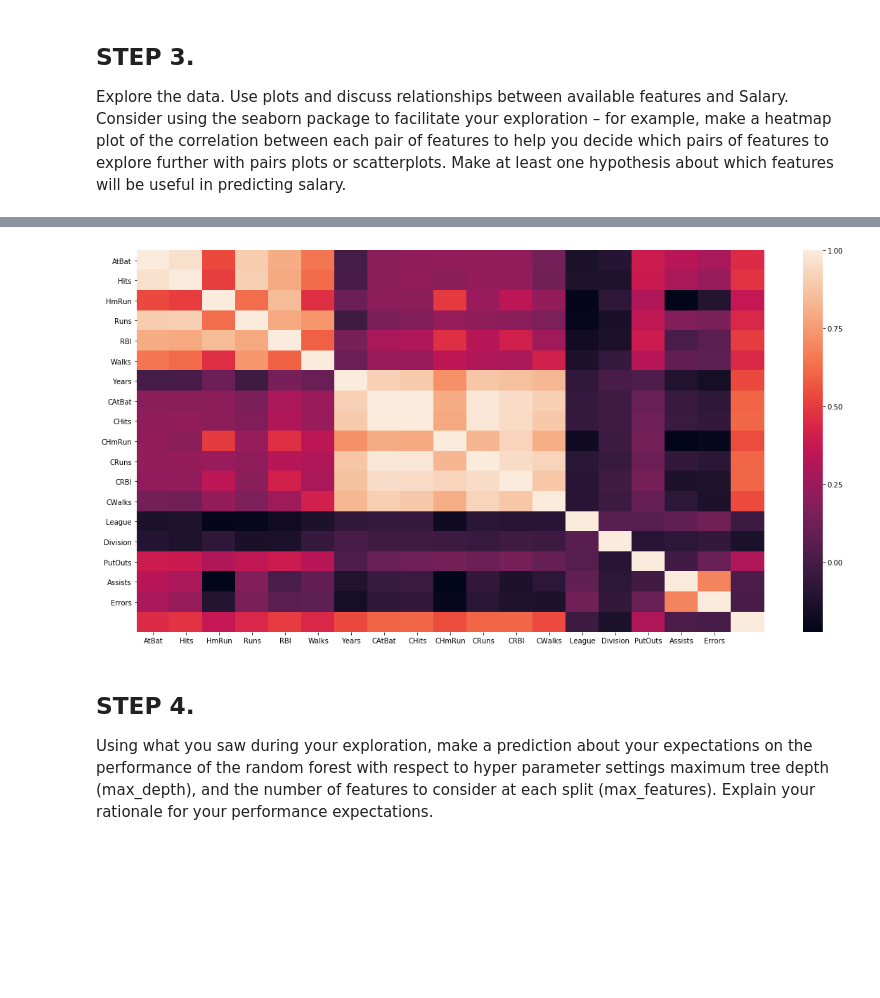
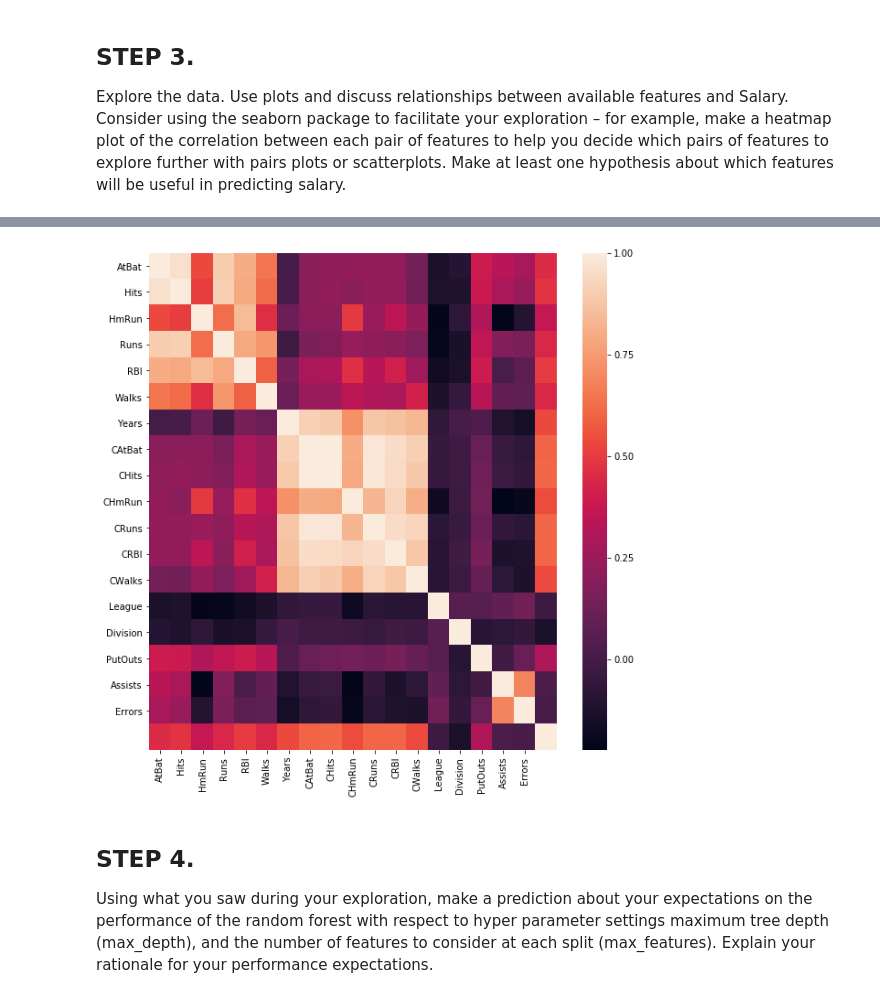
Before and after one commit to mwnewlin/AFIT, a Jupyter notebook: CSCE 623/code/HW5/NEWLIN_HW5.ipynb, the cells around one changed output, grey strips where cells are left out. Drawn from its saved outputs; the diff is of its cells as text; code cells hidden in the pictures; blank space fills up the shorter version.

```diff
--- a/CSCE 623/code/HW5/NEWLIN_HW5.ipynb
+++ b/CSCE 623/code/HW5/NEWLIN_HW5.ipynb
@@ -94,12 +97,10 @@ display(Hitters_nonTest.describe())
 | 75% | 511.250000 | 137.25000 | 17.00000 | 72.000000 | 70.250000 | 58.250000 | 11.000000 | 3926.500000 | 1068.750000 | 93.000000 | 507.000000 | ... |
 | max | 687.000000 | 238.00000 | 40.00000 | 117.000000 | 121.000000 | 105.000000 | 24.000000 | 14053.000000 | 4256.000000 | 548.000000 | 2165.000000 | ... |
 # %%
-fig = plt.figure(figsize=(20,10))
-Hitters_nonTest_noSal = Hitters_nonTest.iloc[:, :len(Hitters_nonTest.columns)-1]
+fig = plt.figure(figsize=(10,10))
 
 g = sns.heatmap(Hitters_nonTest.corr(), xticklabels=Hitters_nonTest_noSal.columns,
         yticklabels=Hitters_nonTest_noSal.columns)
-
 plt.show()
 # %% [output]
-[figure, old version]
+[figure, new version]
```
Also changed, not shown: parts of 8 cells of this notebook, 3 other files.
